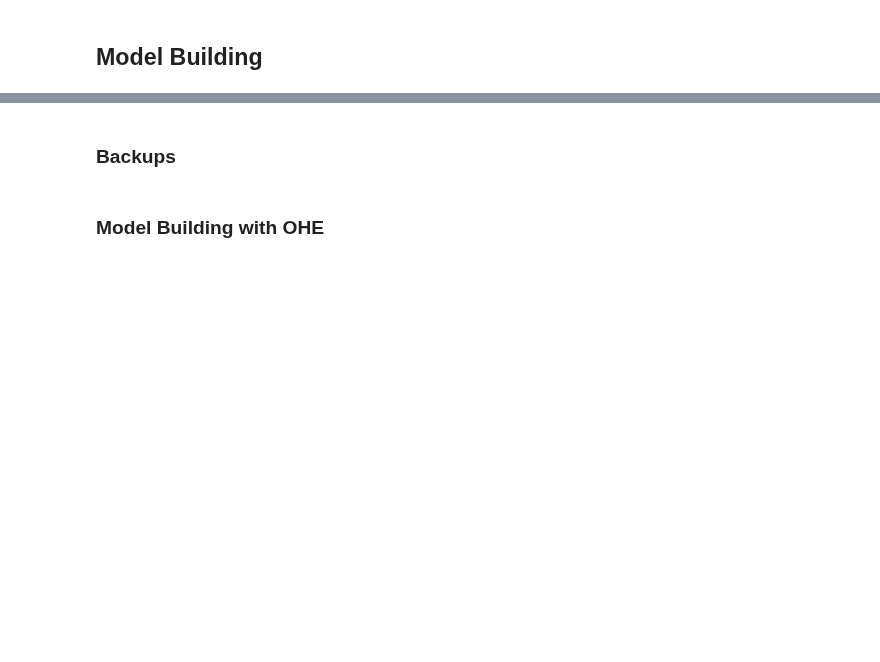
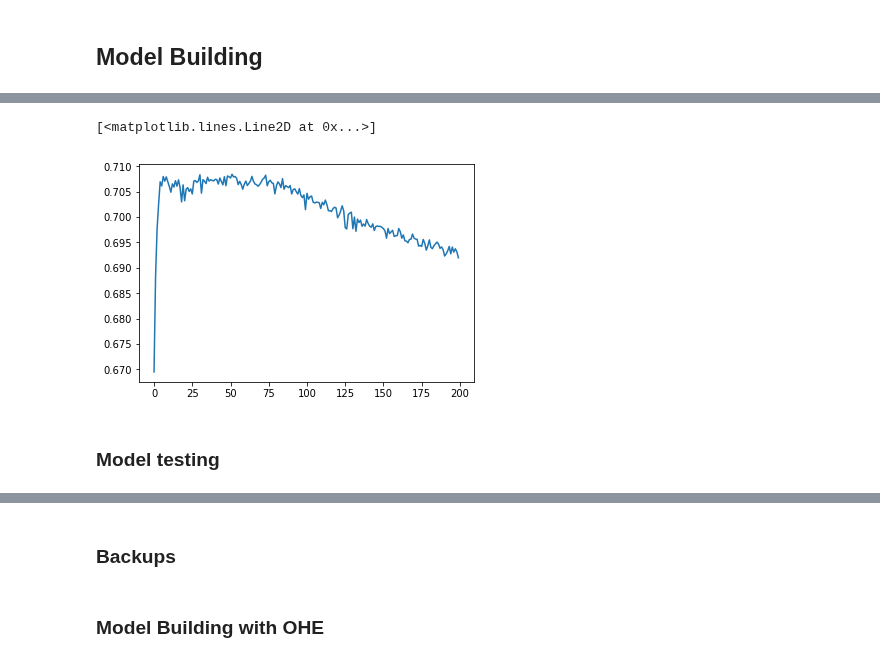
Before and after one commit to wenshuoliu/DLproj, a Jupyter notebook: NRD/Prediction_by_codes2.ipynb, the cells around one changed output, grey strips where cells are left out. Drawn from its saved outputs; the diff is of its cells as text; code cells hidden in the pictures; blank space fills up the shorter version.

```diff
--- a/NRD/Prediction_by_codes2.ipynb
+++ b/NRD/Prediction_by_codes2.ipynb
@@ -563,3 +575,23 @@ np.save(path+'cohorts/ami/parent_mat.npy', parent_mat)
+# %%
+hosp_series = train_df['HOSP_NRD'].map(hosp_dict)
+hosp_array = hosp_series.values
+
+hosp_array_trn = hosp_array[:N_trn]
+hosp_array_val = hosp_array[N_trn:]
+# %%
+DX1_series = train_df['DX1'].map(DX1_dict)
+
+DX1_mat = np.zeros((len(DX1_series), len(DX1_dict)))
+for i, dx1 in enumerate(DX1_series.values):
+    DX1_mat[i, dx1] = 1
+
+DX1_mat_trn = DX1_mat[:N_trn, ]
+DX1_mat_val = DX1_mat[N_trn:, ]
+# %%
+y = train_df['readm30'].values.astype(int)
+
+Y_trn = to_categorical(y[:N_trn])
+Y_val = to_categorical(y[N_trn:])
 # %% [markdown]
 ## Model Building
 # %%
@@ -591,0 +684,7 @@ model = Model(inputs=[input_demo, input_DX1, input_DX, input_hosp], outputs=pred
+# %%
+plt.plot(auccheckpoint.auc_history)
+# %% [output]
+[<matplotlib.lines.Line2D at 0x...>]
+[figure, added]
+# %% [markdown]
+### Model testing
```
Also changed, not shown: parts of 47 cells of this notebook.
